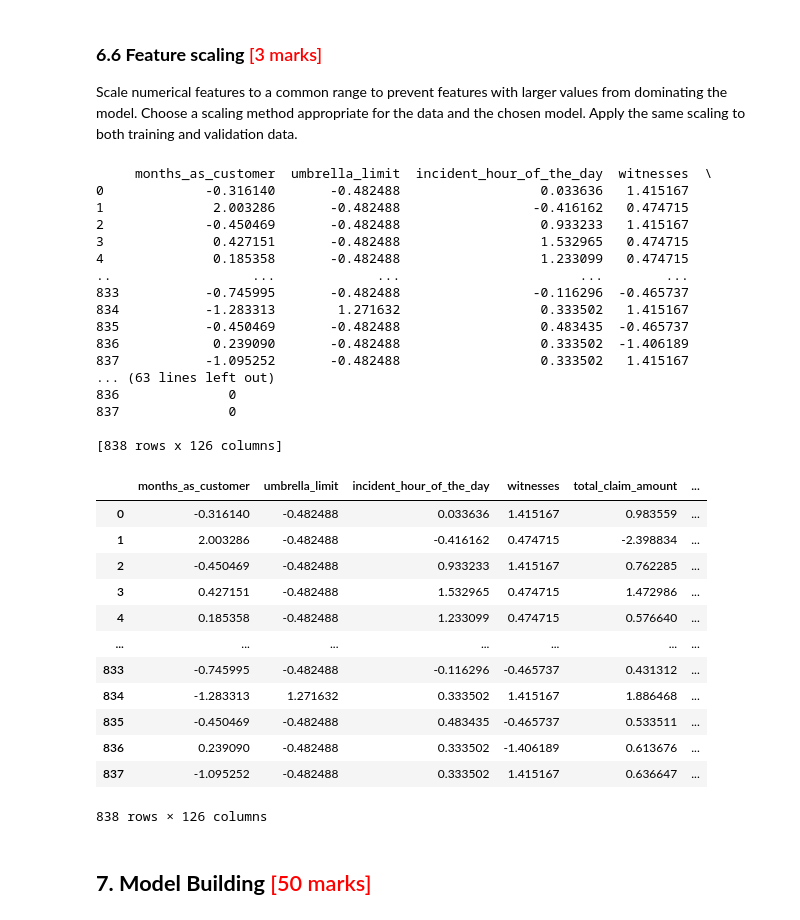
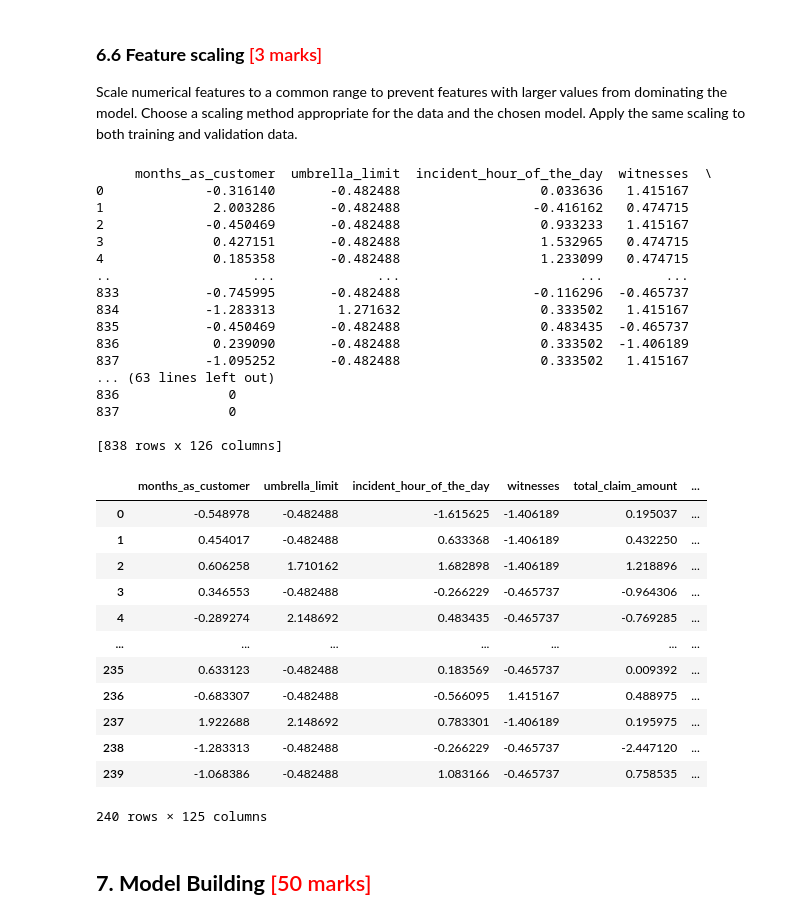
Before and after one commit to jagdsh/model_selection_insurance_fraud_claim, a Jupyter notebook: Fraudulent_Claim_Detection_Starter.ipynb, the cells around one changed output. Saved outputs shown, nothing was run; the diff lists cells and outputs as text; code cells hidden in the pictures.

```diff
--- a/Fraudulent_Claim_Detection_Starter.ipynb
+++ b/Fraudulent_Claim_Detection_Starter.ipynb
@@ -942,3 +942,12 @@ X_resampled_df
 | 836 | 231 | 37 | 1991-12-12 | OH | 250/500 | 500 | ... |
 | 837 | 82 | 27 | 1996-09-21 | IL | 100/300 | 1000 | ... |
 838 rows × 42 columns
+# %%
+X_validation['Policy_Tenure'] = (X_validation['incident_date'] - X_validation['policy_bind_date']).dt.days / 30.4375
+X_validation['Incident_Day_Type'] = (X_validation['incident_date'].dt.dayofweek >= 5).astype(int) ## 0 Weekday and 1 Weekend // TODO Report
+X_validation['Incident_Month'] = X_validation['incident_date'].dt.month
+X_validation['Claim_consistency_ratio'] = ((X_validation['total_claim_amount'] / X_validation['policy_annual_premium']) > 0.80).astype(int)
+X_validation['Injury_vs_Vehicle_ratio'] = X_validation['injury_claim'] / X_validation['vehicle_claim']
+X_validation['Capital_activity'] = ((X_validation['capital-loss'] + X_validation['capital-gains']) < 0).astype(int)
+X_validation['Claim_component_balance'] = ((X_validation['vehicle_claim'] / X_validation['total_claim_amount']) > 0.7).astype(int)
+X_validation
@@ -1015,6 +1038,20 @@ X_resampled_df['Valid_injury_claim'] = (
     (X_resampled_df['bodily_injuries'] == 0) & (X_resampled_df['injury_claim'] > 0)
 ).astype(int)
 
+X_validation['valid_multi_collision_damage'] = (
+    (X_validation['incident_type'] == 'Multi-vehicle Collision') &
+    ((X_validation['incident_severity'] == 'Total Loss') | (X_validation['incident_severity'] == 'Major Damage'))).astype(int)
+X_validation['valid_single_collision_damage'] = (
+    (X_validation['incident_type'] == 'Single Vehicle Collision') &
+    ((X_validation['incident_severity'] == 'Total Loss') | (X_validation['incident_severity'] == 'Major Damage'))).astype(int)
+X_validation['Valid_police_report'] = (
+    (X_validation['authorities_contacted'] == 'Police') &
+    (X_validation['police_report_available'] == 'NO')).astype(int)
+X_validation['Valid_injury_claim'] = (
+    (X_validation['authorities_contacted'] == 'Ambulance') &
+    (X_validation['bodily_injuries'] == 0) & (X_validation['injury_claim'] > 0)
+).astype(int)
+
 redundant_categorical_columns = ['authorities_contacted', 'bodily_injuries', 'injury_claim', 'incident_severity', 'incident_type', 'insured_hobbies']
 X_resampled_df = X_resampled_df.drop(redundant_categorical_columns, axis=1)
 X_validation = X_validation.drop(redundant_categorical_columns, axis=1)
@@ -1084,8 +1121,8 @@ X_resampled_dummies_df
 # %%
 # Create dummy variables using the 'get_dummies' for categorical columns in validation data
 dummies_validation = pd.get_dummies(X_validation[g_categorical_columns], dtype="int")
-X_resampled_dummies_validation_df = pd.concat([X_resampled_df,dummies],axis=1)
-X_resampled_dummies_validation_df = X_resampled_dummies_validation_df.drop(columns=g_categorical_columns)
-X_resampled_dummies_validation_df
+X_dummies_validation_df = pd.concat([X_validation, dummies_validation], axis=1)
+X_dummies_validation_df = X_dummies_validation_df.drop(columns=g_categorical_columns)
+X_dummies_validation_df
 # %% [output]
 |  | months_as_customer | umbrella_limit | incident_hour_of_the_day | witnesses | total_claim_amount | ... |
@@ -1115,47 +1153,47 @@ Scale numerical features to a common range to prevent features with larger value
 # Import the necessary scaling tool from scikit-learn
 from sklearn.preprocessing import StandardScaler
 scaler = StandardScaler()
 
 # Scale the numeric features present in the training data
 g_numerical_columns.append('Policy_Tenure')
 X_resampled_dummies_df[g_numerical_columns] = scaler.fit_transform(X_resampled_dummies_df[g_numerical_columns])
 print(X_resampled_dummies_df)
 
 # Scale the numeric features present in the validation data
 
-X_resampled_dummies_validation_df[g_numerical_columns] = scaler.transform(X_resampled_dummies_validation_df[g_numerical_columns])
-X_resampled_dummies_validation_df
+X_dummies_validation_df[g_numerical_columns] = scaler.transform(X_dummies_validation_df[g_numerical_columns])
+X_dummies_validation_df
 # %% [output]
      months_as_customer  umbrella_limit  incident_hour_of_the_day  witnesses  \
 0             -0.316140       -0.482488                  0.033636   1.415167
 1              2.003286       -0.482488                 -0.416162   0.474715
 2             -0.450469       -0.482488                  0.933233   1.415167
 3              0.427151       -0.482488                  1.532965   0.474715
 4              0.185358       -0.482488                  1.233099   0.474715
 ..                  ...             ...                       ...        ...
 833           -0.745995       -0.482488                 -0.116296  -0.465737
 834           -1.283313        1.271632                  0.333502   1.415167
 835           -0.450469       -0.482488                  0.483435  -0.465737
 836            0.239090       -0.482488                  0.333502  -1.406189
 837           -1.095252       -0.482488                  0.333502   1.415167
 ... (63 lines left out)
 836              0
 837              0
 
 [838 rows x 126 columns]
 |  | months_as_customer | umbrella_limit | incident_hour_of_the_day | witnesses | total_claim_amount | ... |
-| 0 | -0.316140 | -0.482488 | 0.033636 | 1.415167 | 0.983559 | ... |
-| 1 | 2.003286 | -0.482488 | -0.416162 | 0.474715 | -2.398834 | ... |
-| 2 | -0.450469 | -0.482488 | 0.933233 | 1.415167 | 0.762285 | ... |
-| 3 | 0.427151 | -0.482488 | 1.532965 | 0.474715 | 1.472986 | ... |
-| 4 | 0.185358 | -0.482488 | 1.233099 | 0.474715 | 0.576640 | ... |
+| 0 | -0.548978 | -0.482488 | -1.615625 | -1.406189 | 0.195037 | ... |
+| 1 | 0.454017 | -0.482488 | 0.633368 | -1.406189 | 0.432250 | ... |
+| 2 | 0.606258 | 1.710162 | 1.682898 | -1.406189 | 1.218896 | ... |
+| 3 | 0.346553 | -0.482488 | -0.266229 | -0.465737 | -0.964306 | ... |
+| 4 | -0.289274 | 2.148692 | 0.483435 | -0.465737 | -0.769285 | ... |
 | ... | ... | ... | ... | ... | ... | ... |
-| 833 | -0.745995 | -0.482488 | -0.116296 | -0.465737 | 0.431312 | ... |
-| 834 | -1.283313 | 1.271632 | 0.333502 | 1.415167 | 1.886468 | ... |
-| 835 | -0.450469 | -0.482488 | 0.483435 | -0.465737 | 0.533511 | ... |
-| 836 | 0.239090 | -0.482488 | 0.333502 | -1.406189 | 0.613676 | ... |
-| 837 | -1.095252 | -0.482488 | 0.333502 | 1.415167 | 0.636647 | ... |
+| 235 | 0.633123 | -0.482488 | 0.183569 | -0.465737 | 0.009392 | ... |
+| 236 | -0.683307 | -0.482488 | -0.566095 | 1.415167 | 0.488975 | ... |
+| 237 | 1.922688 | 2.148692 | 0.783301 | -1.406189 | 0.195975 | ... |
+| 238 | -1.283313 | -0.482488 | -0.266229 | -0.465737 | -2.447120 | ... |
+| 239 | -1.068386 | -0.482488 | 1.083166 | -0.465737 | 0.758535 | ... |
-838 rows × 126 columns
+240 rows × 125 columns
 # %% [markdown]
 ## **7. Model Building** <font color = red>[50 marks]</font>
 # %% [markdown]
```
Also changed, not shown: parts of 20 cells of this notebook.
